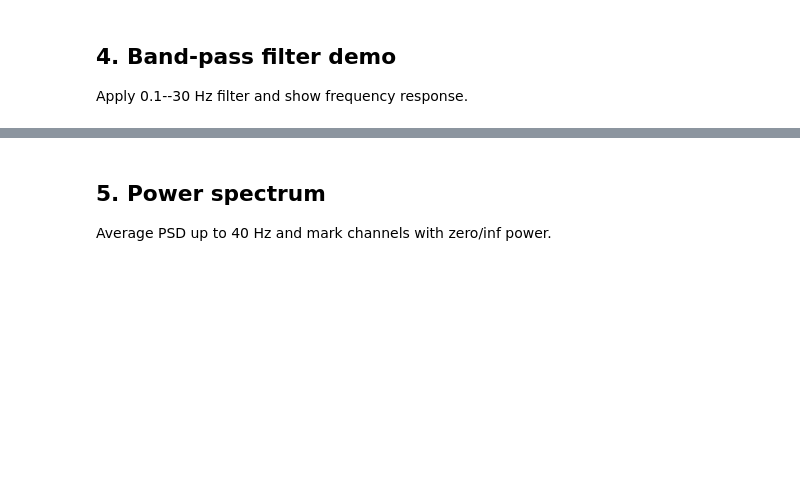
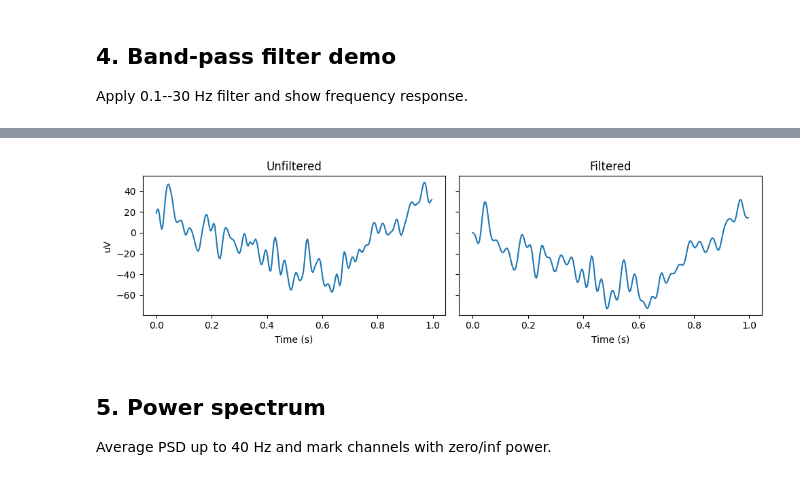
Before and after one commit to tetraminz/neuroHub, a Jupyter notebook: notebooks/bigp3bci_exploration.ipynb, the cells around one changed output, grey strips where cells are left out. Saved outputs shown, nothing was run; the diff lists cells and outputs as text; code cells hidden in the pictures; blank space fills up the shorter version.

```diff
--- a/notebooks/bigp3bci_exploration.ipynb
+++ b/notebooks/bigp3bci_exploration.ipynb
@@ -75,26 +91,28 @@ fig
 # %%
 
 # Демонстрируем фильтр 0.1-30 Гц и его влияние на сигнал
 raw_filt = raw.copy()
 apply_bandpass(raw_filt)
 
 ch = 'Cz' if 'Cz' in raw.ch_names else raw.ch_names[0]
 idx = raw.ch_names.index(ch)
 
 sig = raw.get_data(picks=[idx])[0]
 fsig = raw_filt.get_data(picks=[idx])[0]
 t = raw.times
 
 import matplotlib.pyplot as plt
 fig, axes = plt.subplots(1,2, figsize=(10,3), sharey=True)
-axes[0].plot(t[:raw.info['sfreq']], sig[:raw.info['sfreq']]*1e6)
+axes[0].plot(t[:int(raw.info['sfreq'])], sig[:int(raw.info['sfreq'])]*1e6)
 axes[0].set_title('Unfiltered')
 axes[0].set_xlabel('Time (s)')
 axes[0].set_ylabel('uV')
-axes[1].plot(t[:raw.info['sfreq']], fsig[:raw.info['sfreq']]*1e6)
+axes[1].plot(t[:int(raw.info['sfreq'])], fsig[:int(raw.info['sfreq'])]*1e6)
 axes[1].set_title('Filtered')
 axes[1].set_xlabel('Time (s)')
 fig.tight_layout()
+# %% [output]
+[figure, added]
 # %% [markdown]
 ## 5. Power spectrum
 Average PSD up to 40 Hz and mark channels with zero/inf power.
```
Also changed, not shown: parts of 5 cells of this notebook.
